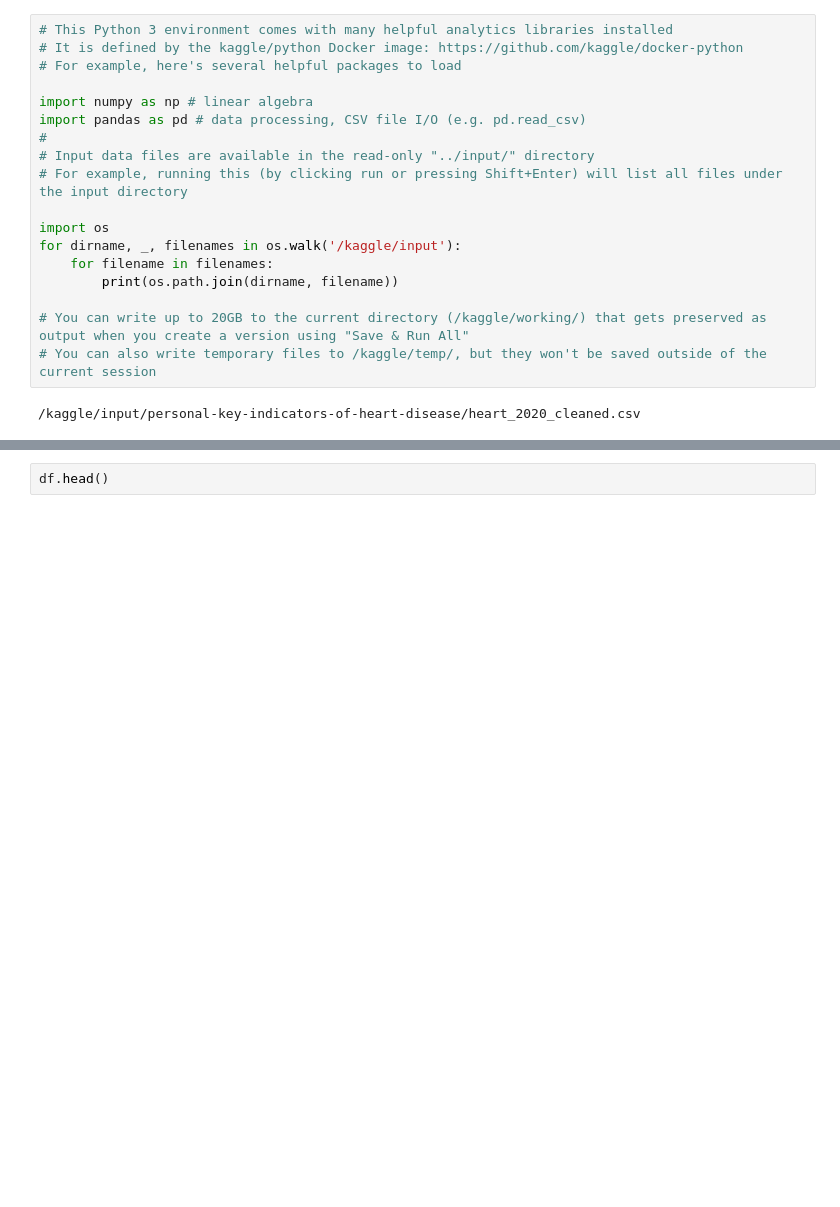
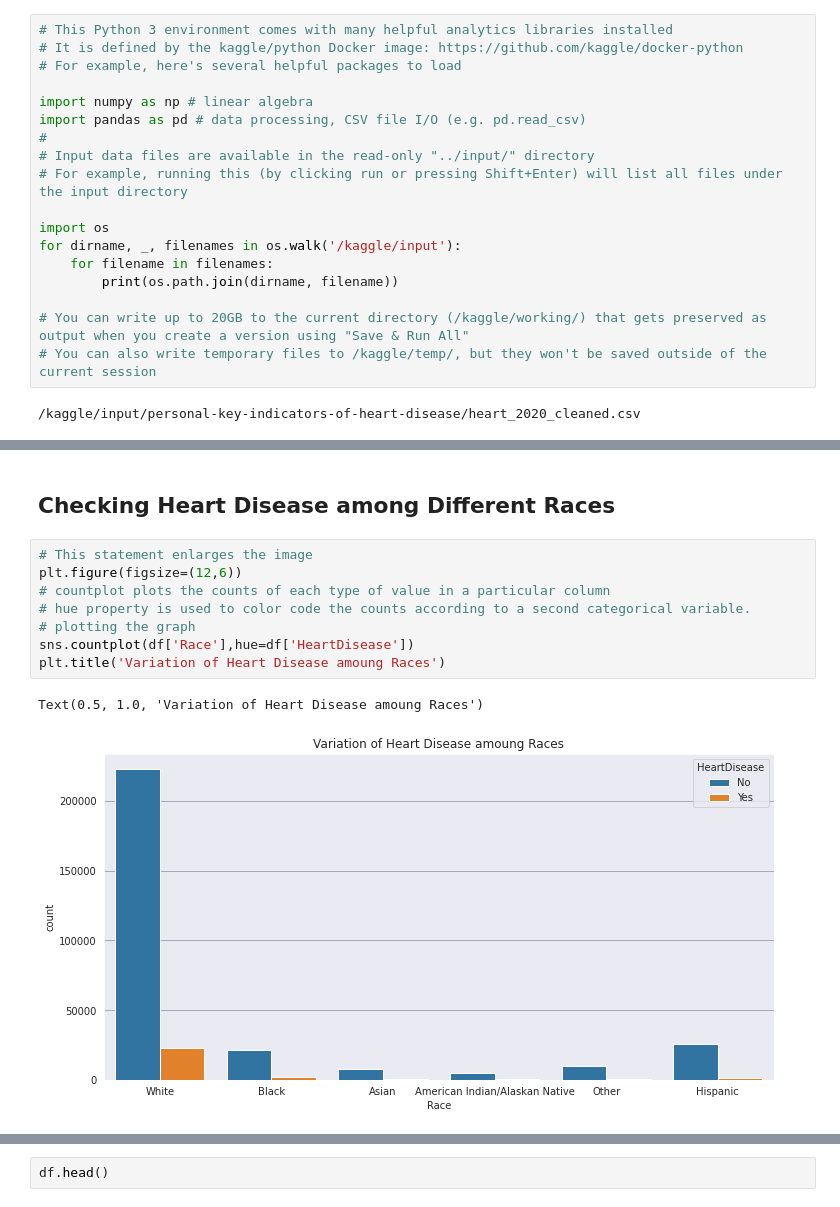
Before and after one commit to BugMasterArka/Practicing-Notebooks, a Jupyter notebook: prediction-of-heart-disease-easy.ipynb, the cells around one changed output, grey strips where cells are left out. Drawn from its saved outputs; the diff is of its cells as text; blank space fills up the shorter version.

```diff
--- a/prediction-of-heart-disease-easy.ipynb
+++ b/prediction-of-heart-disease-easy.ipynb
@@ -177,0 +106,13 @@ df['HeartDisease'] = df['HeartDisease'].apply(change)
+# %% [markdown]
+## Checking Heart Disease among Different Races
+# %%
+# This statement enlarges the image
+plt.figure(figsize=(12,6))
+# countplot plots the counts of each type of value in a particular column
+# hue property is used to color code the counts according to a second categorical variable.
+# plotting the graph
+sns.countplot(df['Race'],hue=df['HeartDisease'])
+plt.title('Variation of Heart Disease amoung Races')
+# %% [output]
+Text(0.5, 1.0, 'Variation of Heart Disease amoung Races')
+[figure, added]
```
Also changed, not shown: parts of 79 cells of this notebook.
